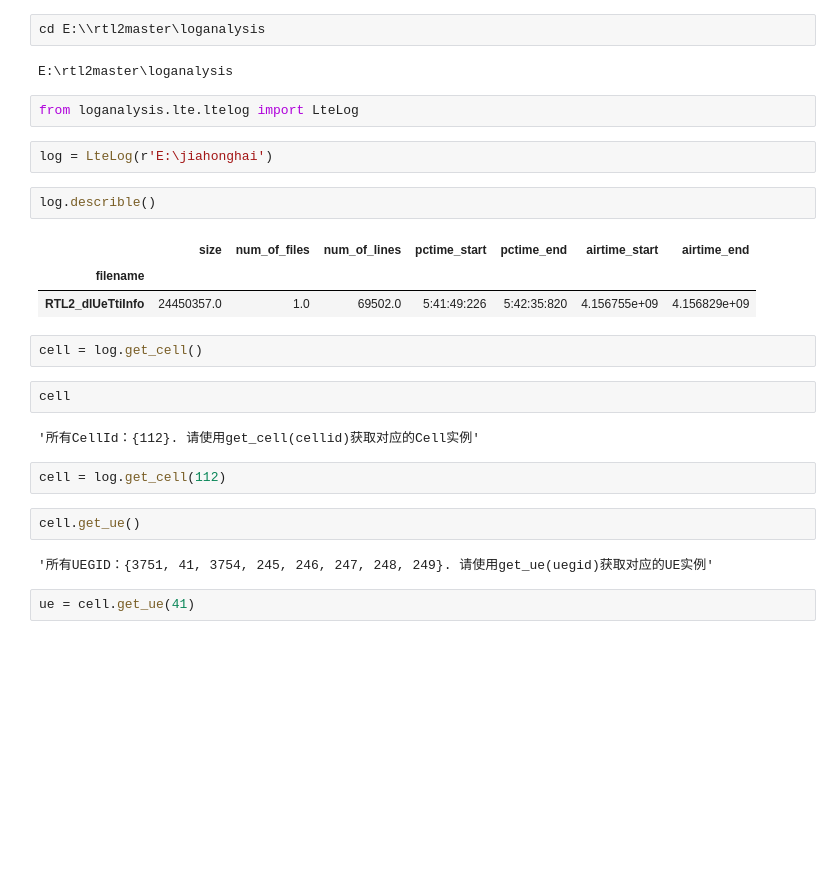
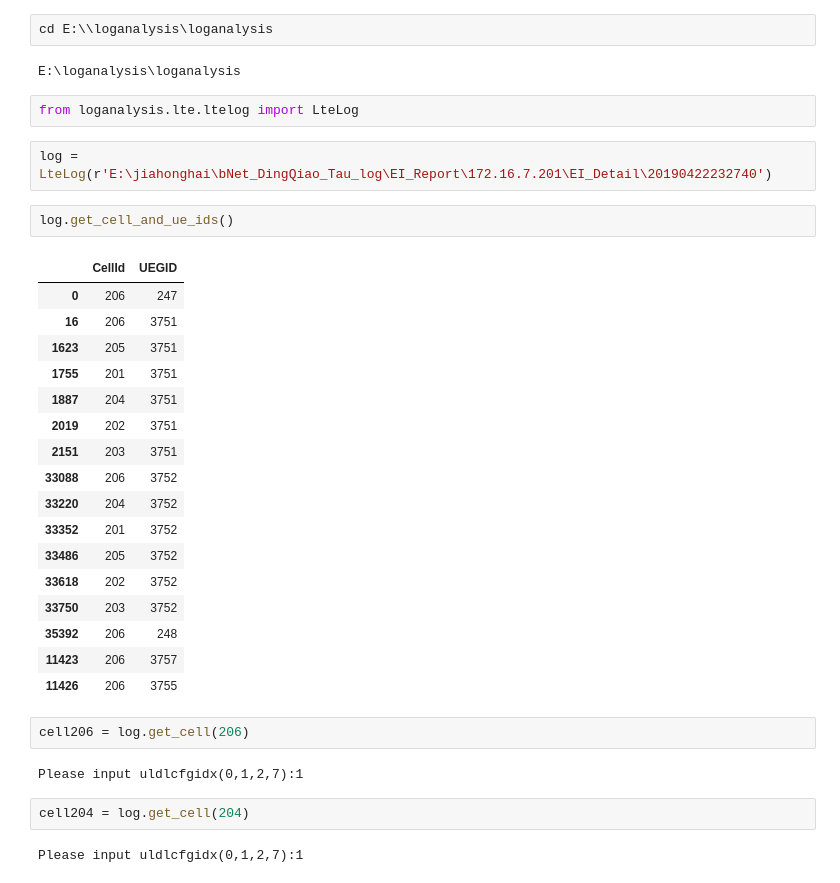
Before and after one commit to HonghaiJia/loganalysis, a Jupyter notebook: notebooks/lte/dlschd/Untitled.ipynb, the cells around one changed output. Drawn from its saved outputs; the diff is of its cells as text; blank space fills up the shorter version.

```diff
--- a/notebooks/lte/dlschd/Untitled.ipynb
+++ b/notebooks/lte/dlschd/Untitled.ipynb
@@ -1,28 +1,36 @@
 # %%
-cd E:\\rtl2master\loganalysis
+cd E:\\loganalysis\loganalysis
 # %% [output]
-E:\rtl2master\loganalysis
+E:\loganalysis\loganalysis
 # %%
 from loganalysis.lte.ltelog import LteLog
 # %%
-log = LteLog(r'E:\jiahonghai')
+log = LteLog(r'E:\jiahonghai\bNet_DingQiao_Tau_log\EI_Report\172.16.7.201\EI_Detail\20190422232740')
 # %%
-log.describle()
+log.get_cell_and_ue_ids()
 # %% [output]
-|  | size | num_of_files | num_of_lines | pctime_start | pctime_end | airtime_start | airtime_end |
-| filename |  |  |  |  |  |  |  |
-| RTL2_dlUeTtiInfo | 24450357.0 | 1.0 | 69502.0 | 5:41:49:226 | 5:42:35:820 | 4.156755e+09 | 4.156829e+09 |
+|  | CellId | UEGID |
+| 0 | 206 | 247 |
+| 16 | 206 | 3751 |
+| 1623 | 205 | 3751 |
+| 1755 | 201 | 3751 |
+| 1887 | 204 | 3751 |
+| 2019 | 202 | 3751 |
+| 2151 | 203 | 3751 |
+| 33088 | 206 | 3752 |
+| 33220 | 204 | 3752 |
+| 33352 | 201 | 3752 |
+| 33486 | 205 | 3752 |
+| 33618 | 202 | 3752 |
+| 33750 | 203 | 3752 |
+| 35392 | 206 | 248 |
+| 11423 | 206 | 3757 |
+| 11426 | 206 | 3755 |
 # %%
-cell = log.get_cell()
+cell206 = log.get_cell(206)
+# %% [output]
+Please input uldlcfgidx(0,1,2,7):1
-# %%
-cell
-# %% [output]
-'所有CellId：{112}. 请使用get_cell(cellid)获取对应的Cell实例'
 # %%
-cell = log.get_cell(112)
+cell204 = log.get_cell(204)
+# %% [output]
+Please input uldlcfgidx(0,1,2,7):1
-# %%
-cell.get_ue()
-# %% [output]
-'所有UEGID：{3751, 41, 3754, 245, 246, 247, 248, 249}. 请使用get_ue(uegid)获取对应的UE实例'
-# %%
-ue = cell.get_ue(41)
```
Also changed, not shown: parts of 20 cells of this notebook, 6 other files.
